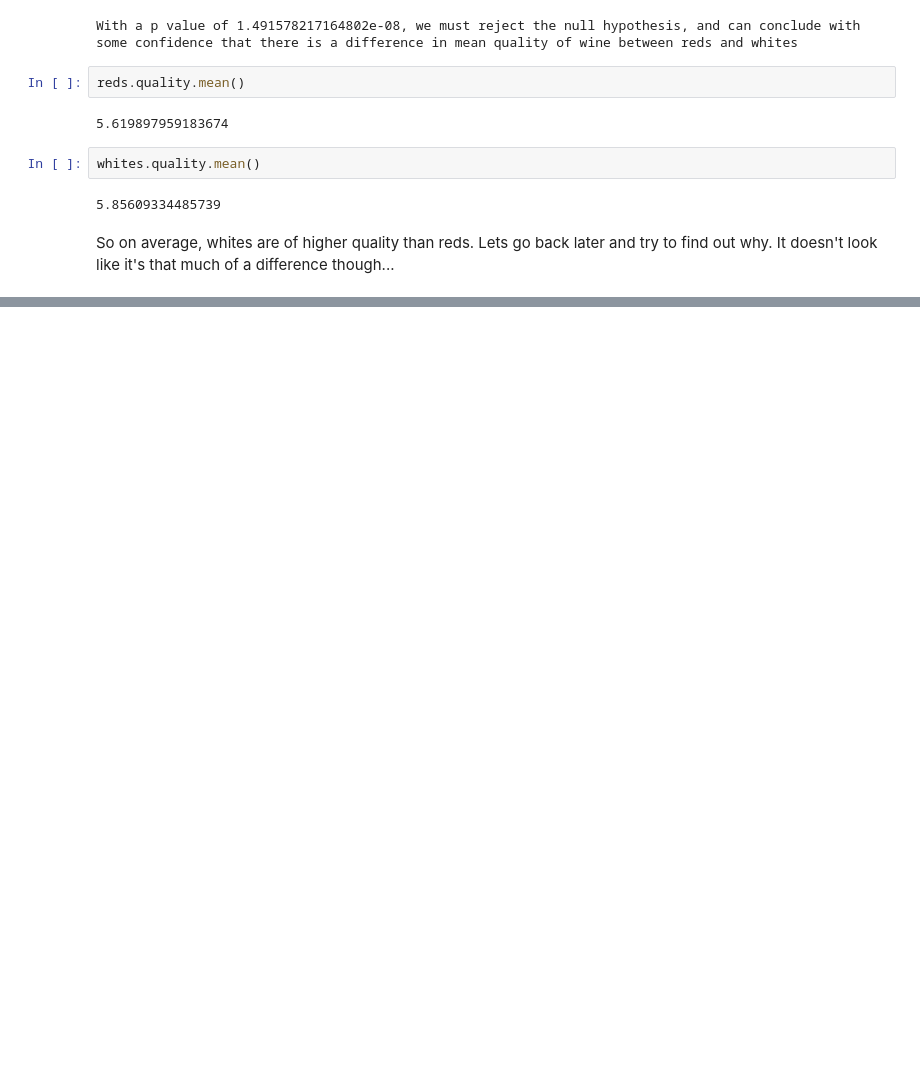
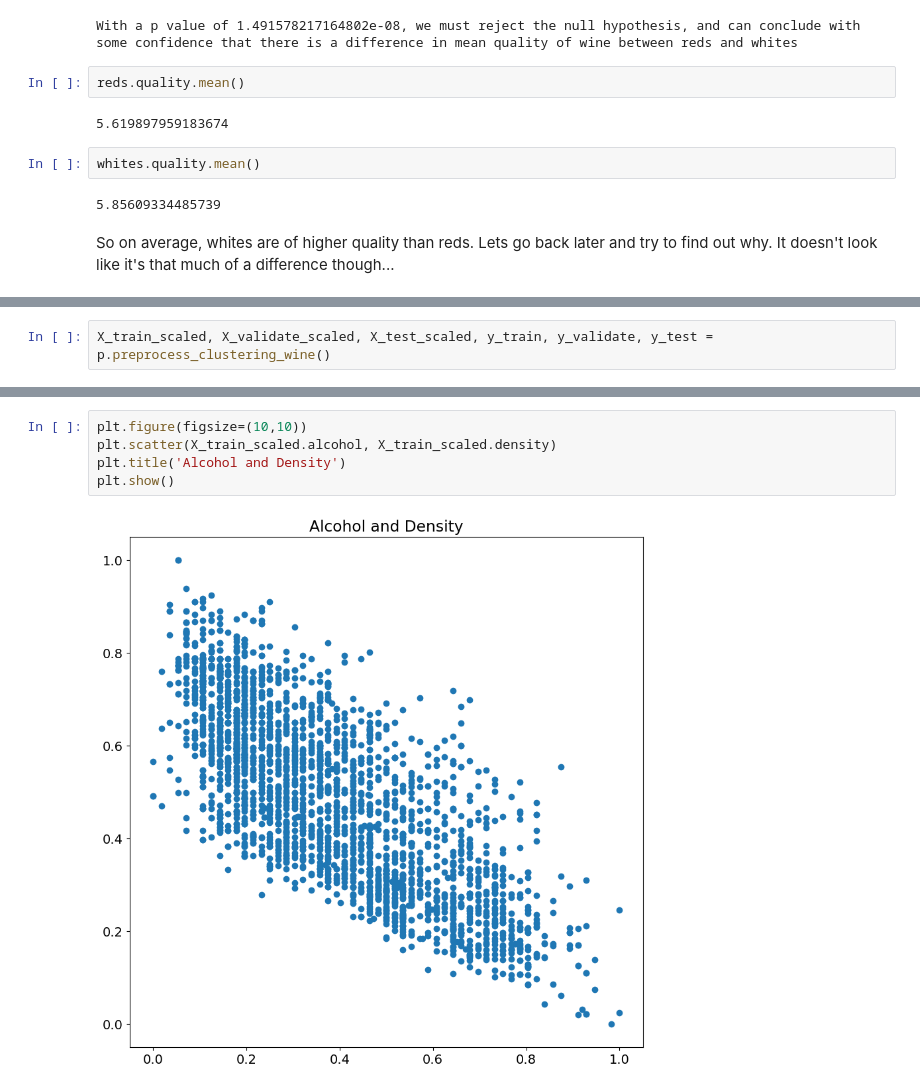
Before and after one commit to aaron-and-caroWINE/wine_clustering_project, a Jupyter notebook: wrangle_wine.ipynb, the cells around one changed output, grey strips where cells are left out. Drawn from its saved outputs; the diff is of its cells as text; blank space fills up the shorter version.

Commit message:
adding modeling to wrangle_wine

```diff
--- a/wrangle_wine.ipynb
+++ b/wrangle_wine.ipynb
@@ -472,0 +492,2 @@ So on average, whites are of higher quality than reds. Lets go back later and tr
+# %%
+X_train_scaled, X_validate_scaled, X_test_scaled, y_train, y_validate, y_test = p.preprocess_clustering_wine()
@@ -472,0 +512,7 @@ So on average, whites are of higher quality than reds. Lets go back later and tr
+# %%
+plt.figure(figsize=(10,10))
+plt.scatter(X_train_scaled.alcohol, X_train_scaled.density)
+plt.title('Alcohol and Density')
+plt.show()
+# %% [output]
+[figure, added]
```
Also changed, not shown: parts of 53 cells of this notebook, 2 other files.
